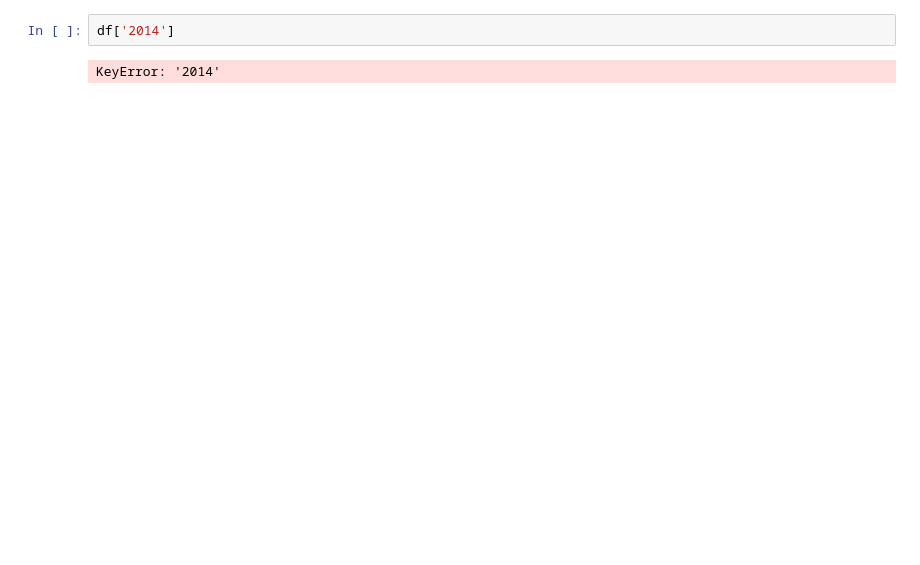
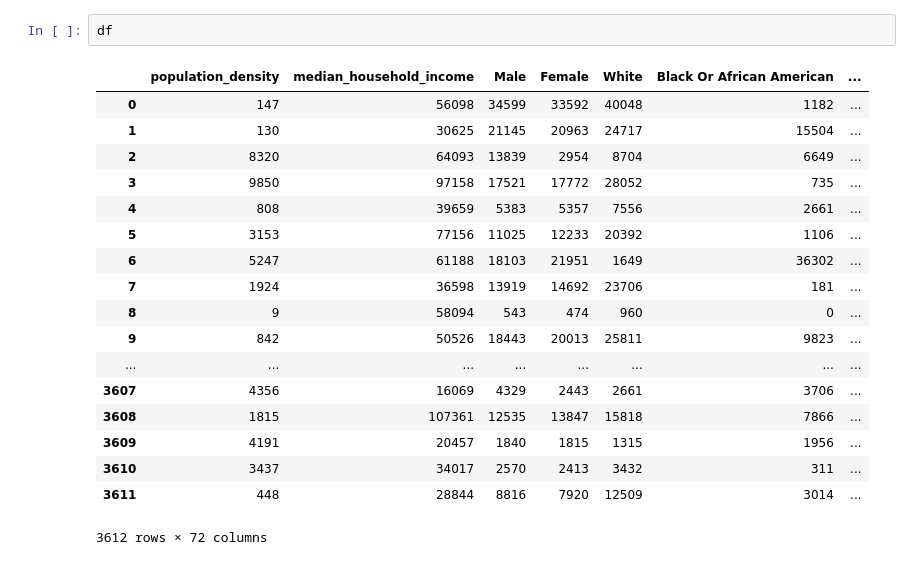
Before and after one commit to neevparikh/hack-princeton-brown, a Jupyter notebook: scraper/exploration.ipynb, the cells around one changed output. Saved outputs shown, nothing was run; the diff lists cells and outputs as text; blank space fills up the shorter version.

```diff
--- a/scraper/exploration.ipynb
+++ b/scraper/exploration.ipynb
@@ -78,4 +142,21 @@ fake.describe().transpose()
 # %%
-df['2014']
+df
 # %% [output]
+|  | population_density | median_household_income | Male | Female | White | Black Or African American | ... |
+| 0 | 147 | 56098 | 34599 | 33592 | 40048 | 1182 | ... |
+| 1 | 130 | 30625 | 21145 | 20963 | 24717 | 15504 | ... |
+| 2 | 8320 | 64093 | 13839 | 2954 | 8704 | 6649 | ... |
+| 3 | 9850 | 97158 | 17521 | 17772 | 28052 | 735 | ... |
+| 4 | 808 | 39659 | 5383 | 5357 | 7556 | 2661 | ... |
+| 5 | 3153 | 77156 | 11025 | 12233 | 20392 | 1106 | ... |
+| 6 | 5247 | 61188 | 18103 | 21951 | 1649 | 36302 | ... |
+| 7 | 1924 | 36598 | 13919 | 14692 | 23706 | 181 | ... |
+| 8 | 9 | 58094 | 543 | 474 | 960 | 0 | ... |
+| 9 | 842 | 50526 | 18443 | 20013 | 25811 | 9823 | ... |
+| ... | ... | ... | ... | ... | ... | ... | ... |
+| 3607 | 4356 | 16069 | 4329 | 2443 | 2661 | 3706 | ... |
+| 3608 | 1815 | 107361 | 12535 | 13847 | 15818 | 7866 | ... |
+| 3609 | 4191 | 20457 | 1840 | 1815 | 1315 | 1956 | ... |
+| 3610 | 3437 | 34017 | 2570 | 2413 | 3432 | 311 | ... |
+| 3611 | 448 | 28844 | 8816 | 7920 | 12509 | 3014 | ... |
-KeyError: '2014'
+3612 rows × 72 columns
```
Also changed, not shown: parts of 10 cells of this notebook, 7 other files.
